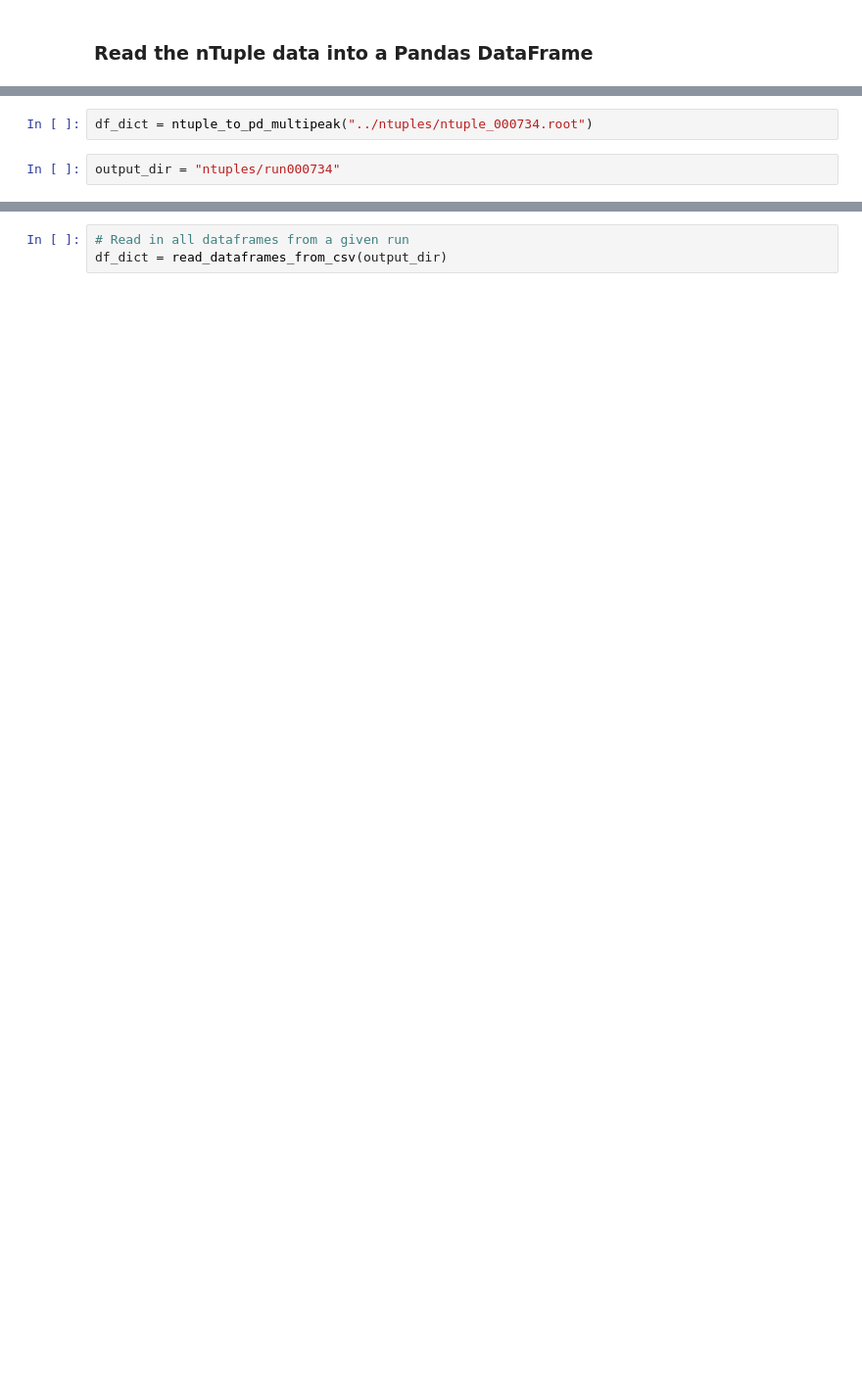
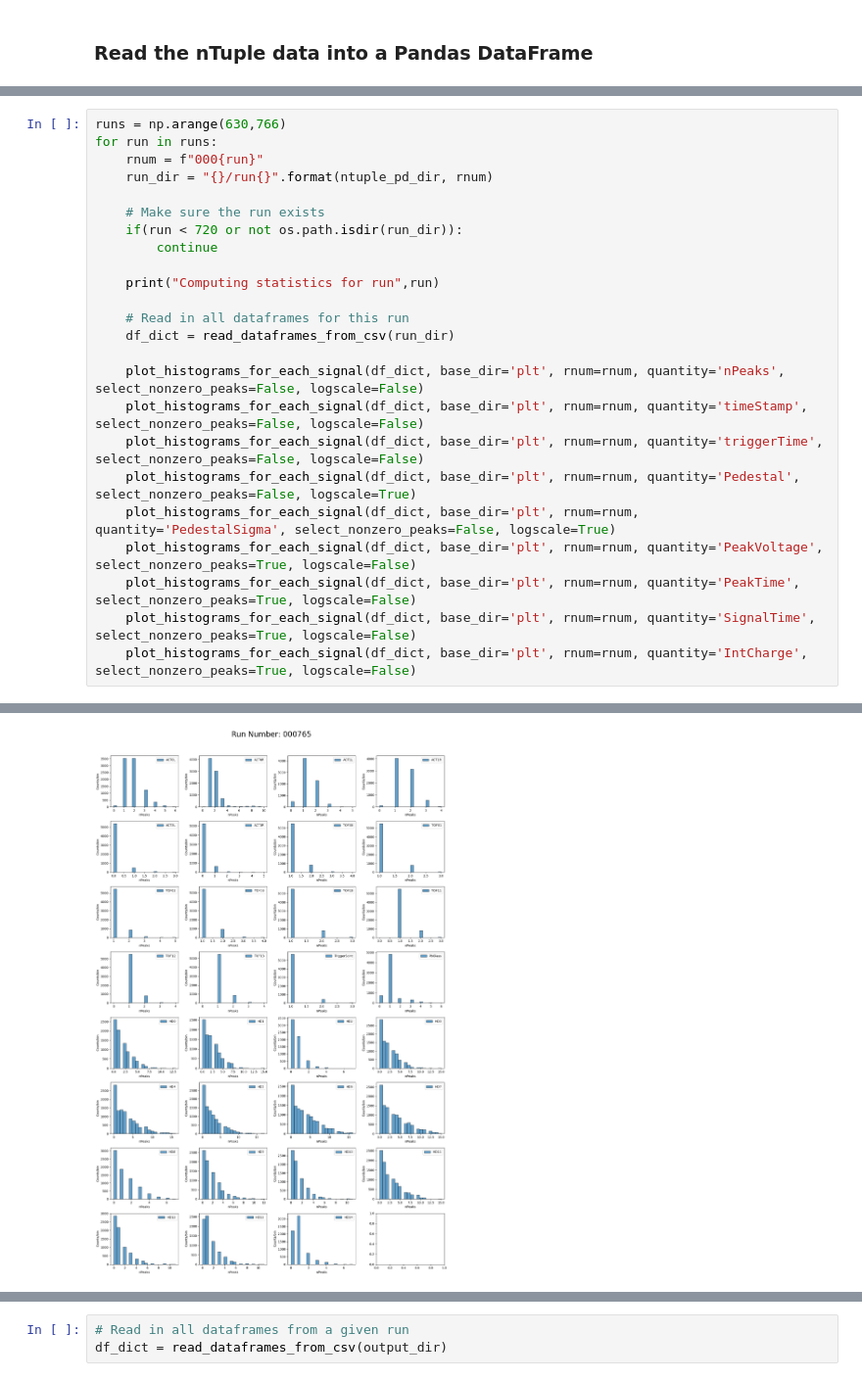
Before and after one commit to jerenner/T9BeamTestAna, a Jupyter notebook: python/new_analysis/hodoscope/hodoscope_analysis.ipynb, the cells around one changed output, grey strips where cells are left out. Shown at 98% size. Cells and saved outputs as stored; diff of their text form; blank space fills up the shorter version.

Commit message:
Generates control plots for several runs

```diff
--- a/python/new_analysis/hodoscope/hodoscope_analysis.ipynb
+++ b/python/new_analysis/hodoscope/hodoscope_analysis.ipynb
@@ -310,4 +280,0 @@ plot_statistics_vs_run(statistics_data, 'avg_Pedestal', act_set)
-# %%
-df_dict = ntuple_to_pd_multipeak("../ntuples/ntuple_000734.root")
-# %%
-output_dir = "ntuples/run000734"
@@ -313,0 +307,25 @@ output_dir = "ntuples/run000734"
+# %%
+runs = np.arange(630,766)
+for run in runs:
+    rnum = f"000{run}"
+    run_dir = "{}/run{}".format(ntuple_pd_dir, rnum)
+
+    # Make sure the run exists
+    if(run < 720 or not os.path.isdir(run_dir)):
+        continue
+
+    print("Computing statistics for run",run)
+
+    # Read in all dataframes for this run
+    df_dict = read_dataframes_from_csv(run_dir)
+
+    plot_histograms_for_each_signal(df_dict, base_dir='plt', rnum=rnum, quantity='nPeaks', select_nonzero_peaks=False, logscale=False)
+    plot_histograms_for_each_signal(df_dict, base_dir='plt', rnum=rnum, quantity='timeStamp', select_nonzero_peaks=False, logscale=False)
+    plot_histograms_for_each_signal(df_dict, base_dir='plt', rnum=rnum, quantity='triggerTime', select_nonzero_peaks=False, logscale=False)
+    plot_histograms_for_each_signal(df_dict, base_dir='plt', rnum=rnum, quantity='Pedestal', select_nonzero_peaks=False, logscale=True)
+    plot_histograms_for_each_signal(df_dict, base_dir='plt', rnum=rnum, quantity='PedestalSigma', select_nonzero_peaks=False, logscale=True)
+    plot_histograms_for_each_signal(df_dict, base_dir='plt', rnum=rnum, quantity='PeakVoltage', select_nonzero_peaks=True, logscale=False)
+    plot_histograms_for_each_signal(df_dict, base_dir='plt', rnum=rnum, quantity='PeakTime', select_nonzero_peaks=True, logscale=False)
+    plot_histograms_for_each_signal(df_dict, base_dir='plt', rnum=rnum, quantity='SignalTime', select_nonzero_peaks=True, logscale=False)
+    plot_histograms_for_each_signal(df_dict, base_dir='plt', rnum=rnum, quantity='IntCharge', select_nonzero_peaks=True, logscale=False)
+# %% [output]
@@ -313,0 +342 @@ output_dir = "ntuples/run000734"
+[figure, added]
```
Also changed, not shown: parts of 19 cells of this notebook.
